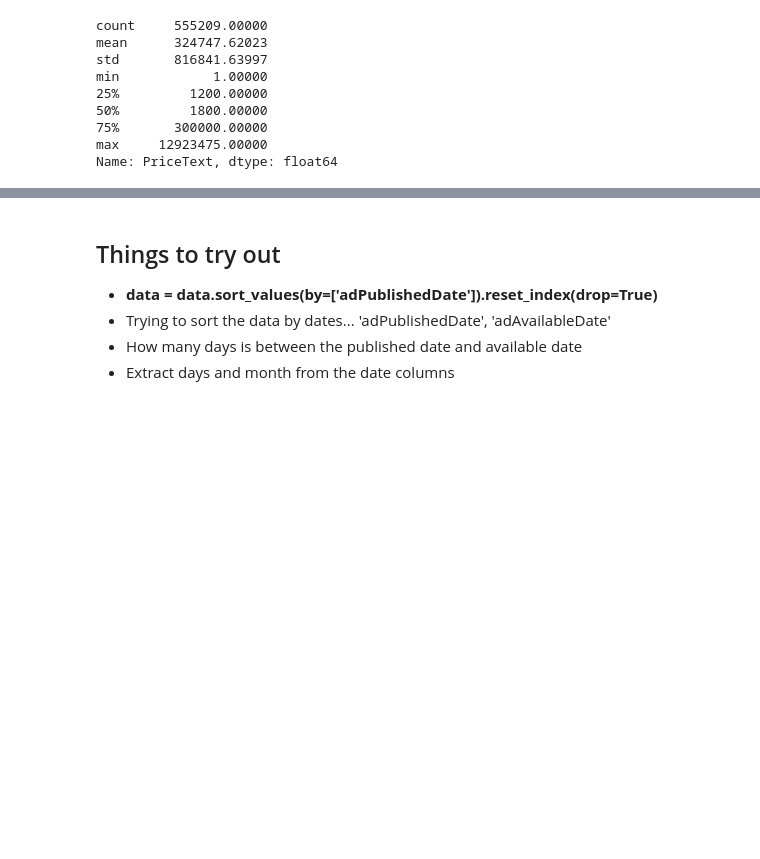
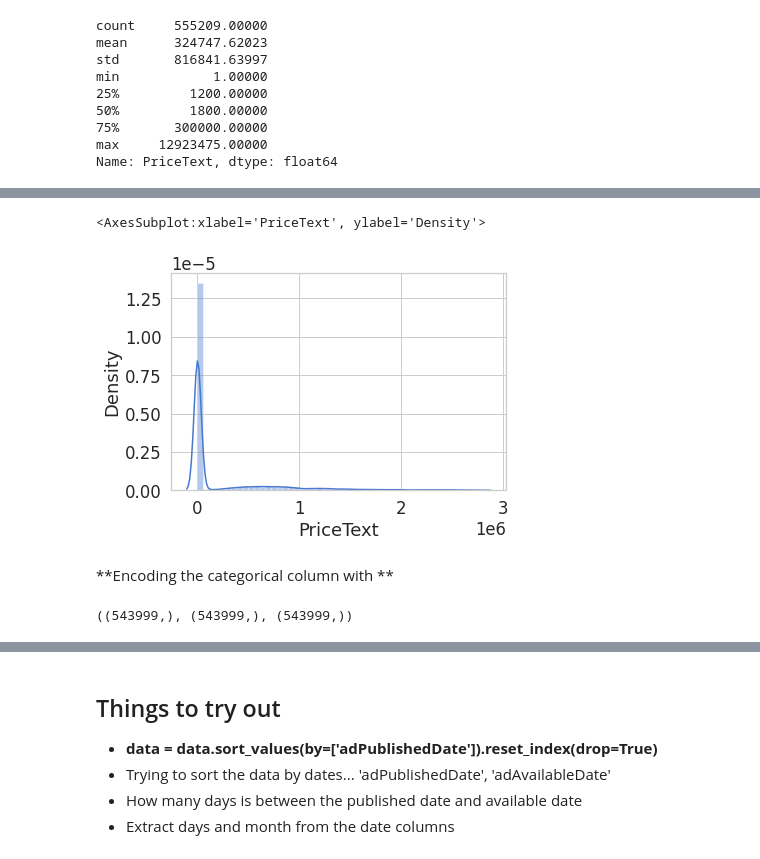
Before and after one commit to michaji/Housing_Project, a Jupyter notebook: Housing.ipynb, the cells around one changed output, grey strips where cells are left out. Drawn from its saved outputs; the diff is of its cells as text; code cells hidden in the pictures; blank space fills up the shorter version.

```diff
--- a/Housing.ipynb
+++ b/Housing.ipynb
@@ -317,0 +361,11 @@ Text(0.5, 0, 'Sample')
+# %%
+sns.distplot(data['PriceText'])
+# %% [output]
+<AxesSubplot:xlabel='PriceText', ylabel='Density'>
+[figure, added]
+# %% [markdown]
+**Encoding the categorical column with **
+# %%
+City.shape, data['PriceText'].shape, data['City'].shape
+# %% [output]
+((543999,), (543999,), (543999,))
```
Also changed, not shown: parts of 31 cells of this notebook.
